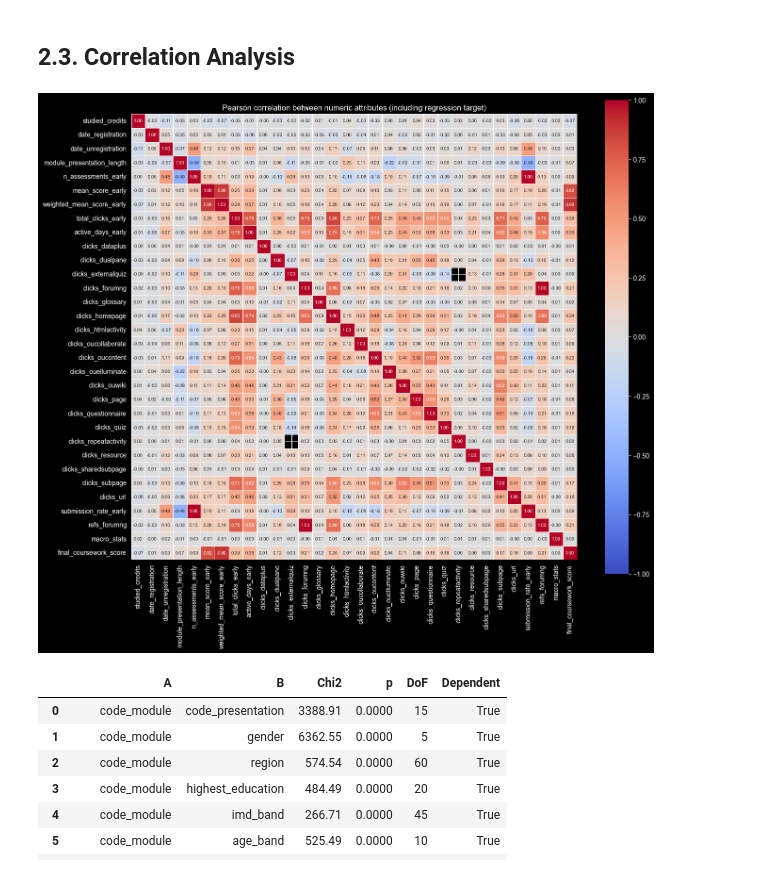
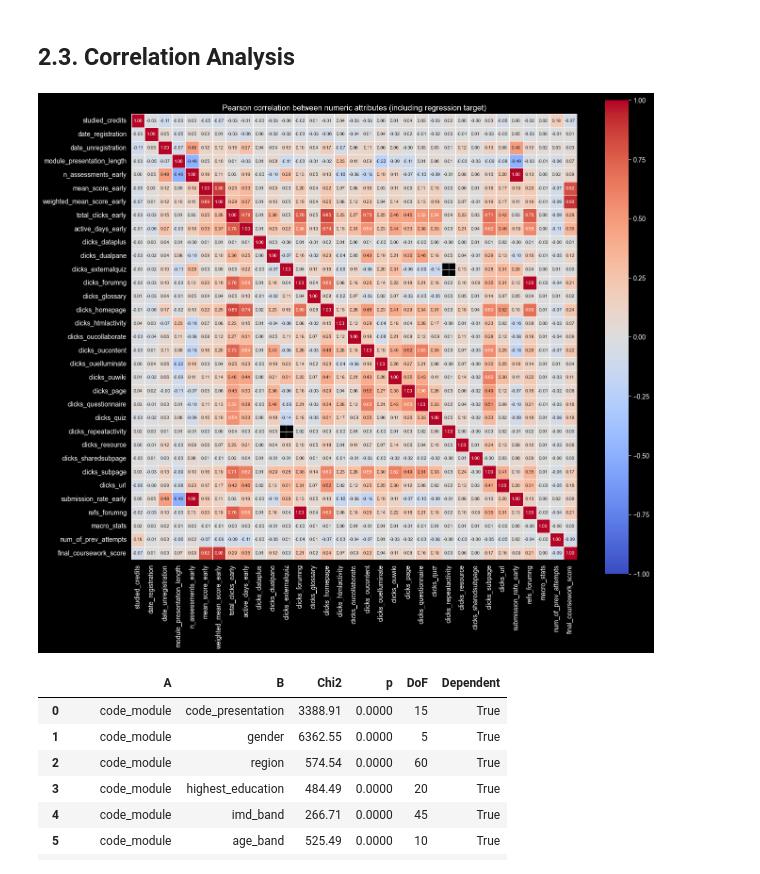
Before and after one commit to Radu-Voinea/IA-1, a Jupyter notebook: homework1.ipynb, the cells around one changed output. Saved outputs shown, nothing was run; the diff lists cells and outputs as text; code cells hidden in the pictures.

```diff
--- a/homework1.ipynb
+++ b/homework1.ipynb
@@ -19,6 +19,7 @@ from sklearn.metrics import (
 	mean_absolute_error, mean_squared_error, r2_score,
 )
 
+import os
 import warnings
 
 warnings.filterwarnings("ignore")
@@ -26,6 +27,14 @@ warnings.filterwarnings("ignore")
 pd.set_option("display.max_columns", None)
 pd.set_option("display.width", 200)
 plt.rcParams["figure.dpi"] = 100
+
+FIGURES_DIR = "figures"
+os.makedirs(FIGURES_DIR, exist_ok=True)
+
+
+def save_fig(name):
+	if name is not None:
+		plt.savefig(os.path.join(FIGURES_DIR, name + ".png"), bbox_inches="tight", dpi=120)
 # %%
 HEATMAP_COLORWAY = "coolwarm"
 # %% [markdown]
@@ -89,16 +96,8 @@ target_class = "final_result"
 target_regression = "final_coursework_score"
 
 continuous_columns = [
-	"studied_credits", "date_registration", "date_unregistration",
-	"module_presentation_length", "n_assessments_early", "mean_score_early",
-	"weighted_mean_score_early", "total_clicks_early", "active_days_early",
-	"clicks_dataplus", "clicks_dualpane", "clicks_externalquiz",
-	"clicks_forumng", "clicks_glossary", "clicks_homepage",
-	"clicks_htmlactivity", "clicks_oucollaborate", "clicks_oucontent",
-	"clicks_ouelluminate", "clicks_ouwiki", "clicks_page",
-	"clicks_questionnaire", "clicks_quiz", "clicks_repeatactivity",
-	"clicks_resource", "clicks_sharedsubpage", "clicks_subpage",
-	"clicks_url", "submission_rate_early", "refs_forumng", "macro_stats",
+	"studied_credits", "date_registration", "date_unregistration", "module_presentation_length", "n_assessments_early", "mean_score_early", "weighted_mean_score_early", "total_clicks_early", "active_days_early", "clicks_dataplus", "clicks_dualpane", "clicks_externalquiz", "clicks_forumng", "clicks_glossary", "clicks_homepage", "clicks_htmlactivity", "clicks_oucollaborate", "clicks_oucontent", "clicks_ouelluminate", "clicks_ouwiki", "clicks_page", "clicks_questionnaire", "clicks_quiz",
+	"clicks_repeatactivity", "clicks_resource", "clicks_sharedsubpage", "clicks_subpage", "clicks_url", "submission_rate_early", "refs_forumng", "macro_stats", "num_of_prev_attempts"
 ]
 
 discrete_columns = [
@@ -106,6 +105,4 @@ discrete_columns = [
 	"highest_education", "imd_band", "age_band",
 	"disability", "clicks_freq_init",
 ]
-
-integer_numeric_columns = ["num_of_prev_attempts"]
 # %%
@@ -267,19 +266,20 @@ The regression target `final_coursework_score` ranges from 0 to 100 and is left-
 # %% [markdown]
 ## 2.3. Correlation Analysis
 # %%
-def plot_continuous_correlation(df, columns):
+def plot_continuous_correlation(df, columns, save_as=None):
 	corr = df[columns].corr(method="pearson")
 	plt.figure(figsize=(14, 12))
 	sns.heatmap(corr, annot=True, fmt=".2f", cmap=HEATMAP_COLORWAY, vmin=-1, vmax=1, square=True, linewidths=0.5, annot_kws={"size": 7})
 	plt.title("Pearson correlation between numeric attributes (including regression target)")
 	plt.tight_layout()
+	save_fig(save_as)
 	plt.show()
 	return corr
 
 
-pearson_matrix = plot_continuous_correlation(train_data, continuous_columns + [target_regression])
+pearson_matrix = plot_continuous_correlation(train_data, continuous_columns + [target_regression], save_as="pearson_correlation")
 # %% [output]
-[figure, old version]
+[figure, new version]
 # %%
 def chi2_table(df, columns, alpha=0.05):
 	rows = []
```
Also changed, not shown: parts of 29 cells of this notebook, 12 other files.
